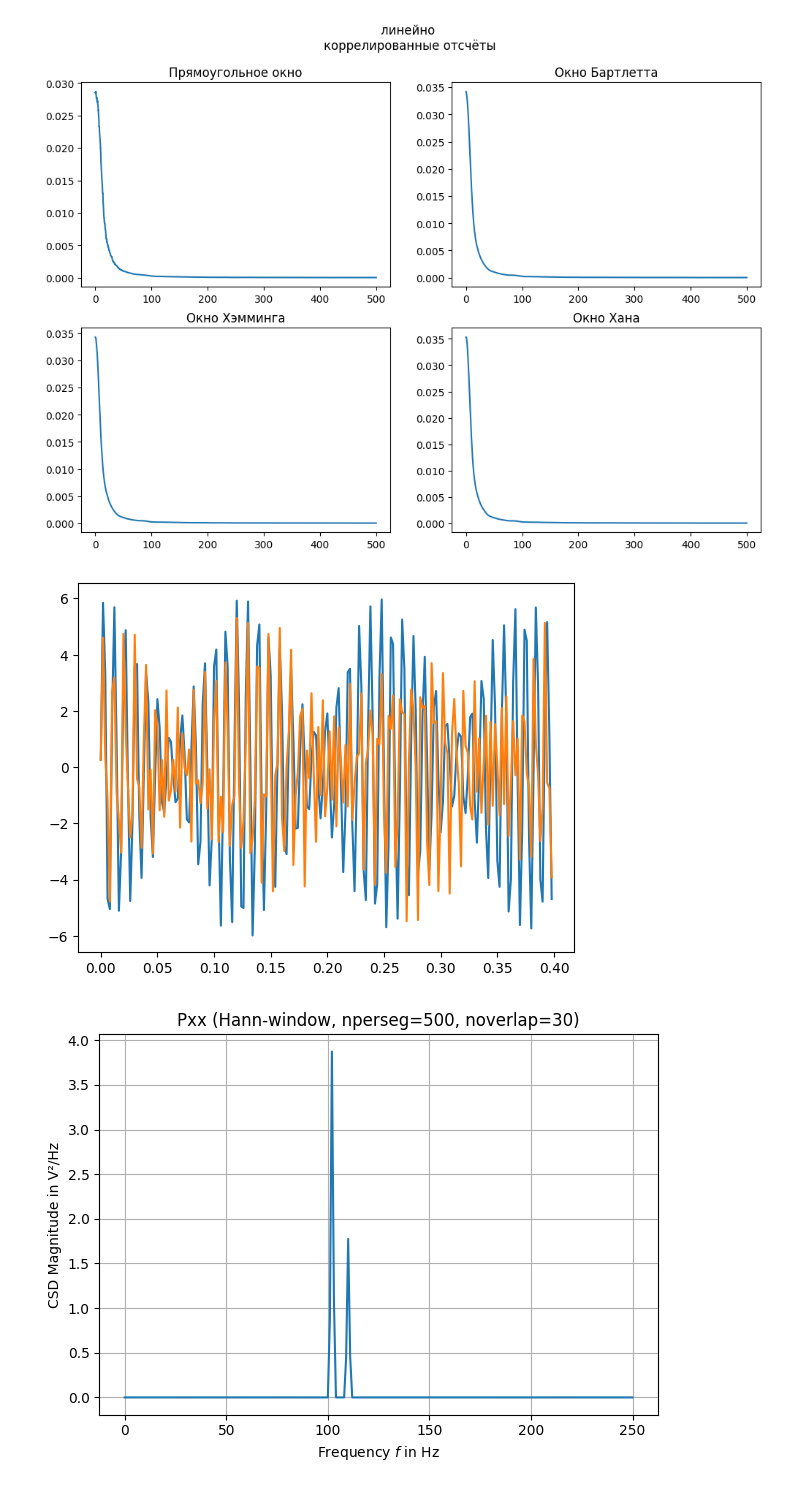
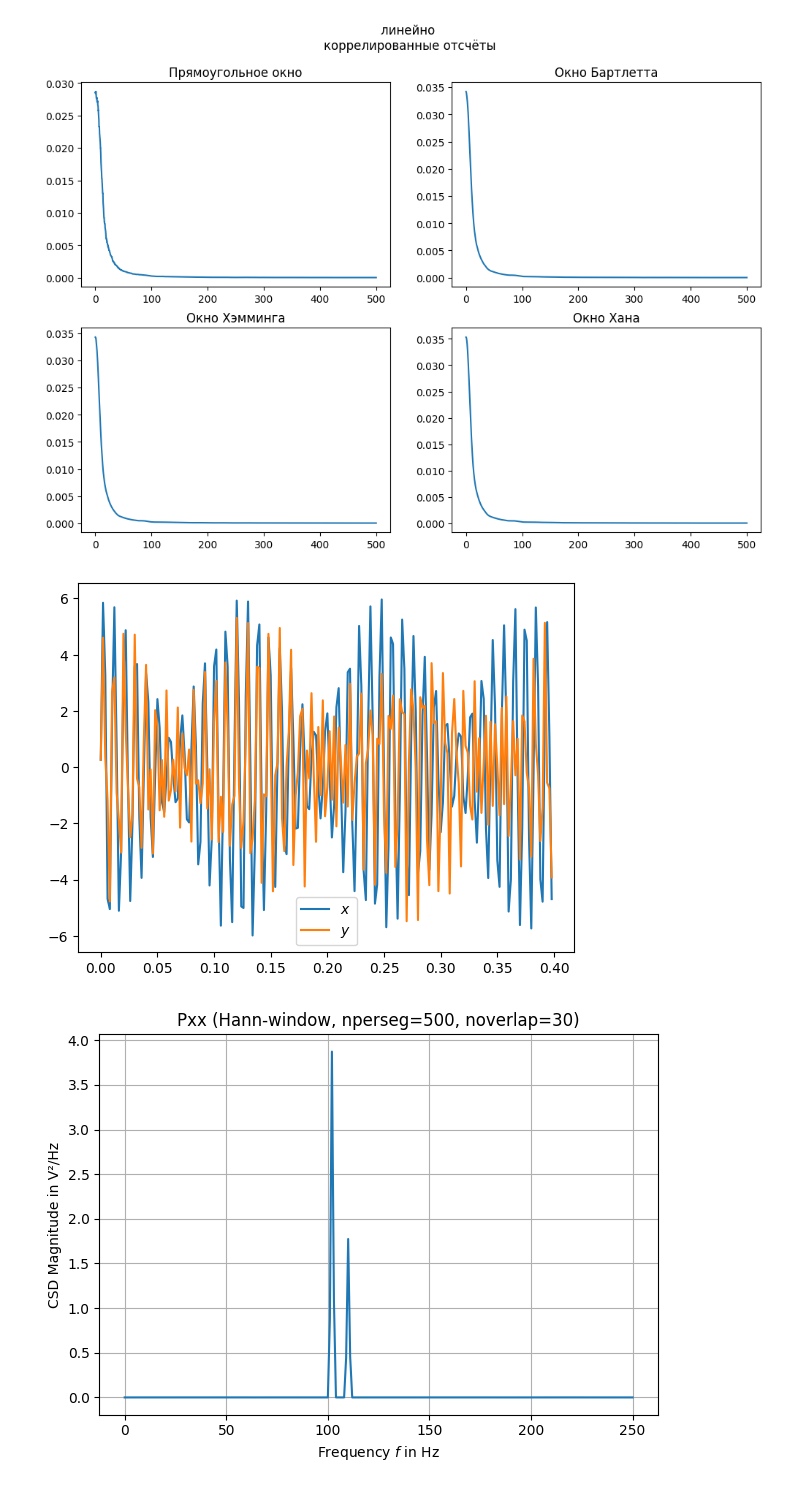
Before and after one commit to ZOaZOaZoa/MAODI, a Jupyter notebook: lab1.ipynb, the cells around one changed output. Drawn from its saved outputs; the diff is of its cells as text; code cells hidden in the pictures.

```diff
--- a/lab1.ipynb
+++ b/lab1.ipynb
@@ -416,36 +424,37 @@ T = 3 # seconds
 delta = T / N
 fs = 1 / delta
 
 k = np.array(range(N + 1))
 t = k * delta
 
 e = np.random.standard_normal(N + 1)
 x = 2 * np.sin(102 * t * 2 * np.pi) + 1.7 * np.sin(102.08 * t * 2 * np.pi) + 2.3 * np.sin(110 * t * 2 * np.pi) + 0.2 * e
 y = 1.6 * np.sin(102.8 * t * 2 * np.pi) + 2.1 * np.sin(110 * t * 2 * np.pi) + 2 * np.sin(210 * t * 2 * np.pi) + 0.2 * e
-plt.plot(t[:200], x[:200])
-plt.plot(t[:200], y[:200])
+plt.plot(t[:200], x[:200], label='$x$')
+plt.plot(t[:200], y[:200], label='$y$')
+plt.legend()
 plt.show()
 
 # Compute and plot the magnitude of the cross spectral density:
 nperseg, noverlap, win = 500, 30, 'hann'
 
 
 def plot_CSD(csd, csd_name: str):
     fig0, ax0 = plt.subplots(tight_layout=True)
     ax0.set_title(f"{csd_name} ({win.title()}-window, {nperseg=}, {noverlap=})")
     ax0.set(xlabel="Frequency $f$ in Hz", ylabel="CSD Magnitude in V²/Hz")
     ax0.plot(f, np.abs(csd))
     ax0.grid()
     plt.show()
 
 f, Pxx = signal.csd(x, x, fs, win, nperseg, noverlap)
 plot_CSD(Pxx, 'Pxx')
 f, Pyy = signal.csd(y, y, fs, win, nperseg, noverlap)
 plot_CSD(Pyy, 'Pyy')
 f, Pxy = signal.csd(x, y, fs, win, nperseg, noverlap)
 plot_CSD(Pxy, 'Pxy')
 # %% [output]
-[figure, old version]
+[figure, new version]
 [figure]
 [figure]
 [figure]
```
Also changed, not shown: parts of 3 cells of this notebook, 55 other files.
